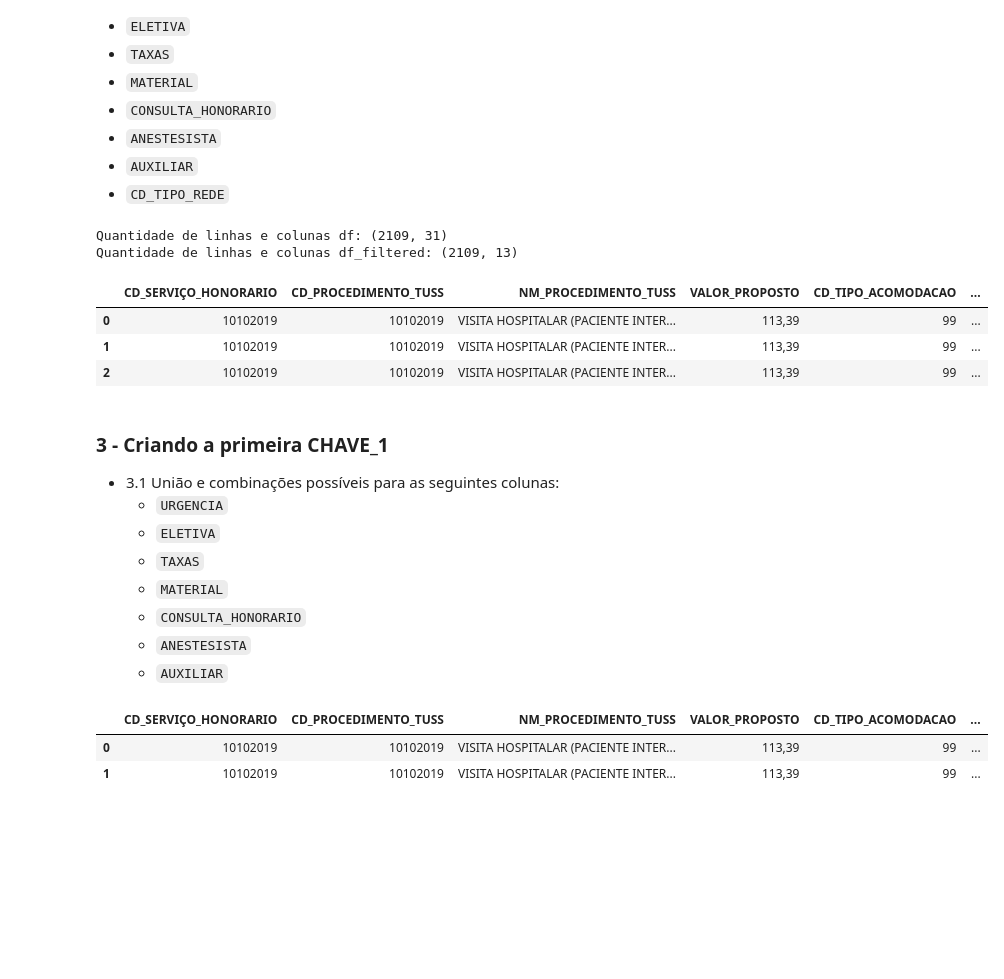
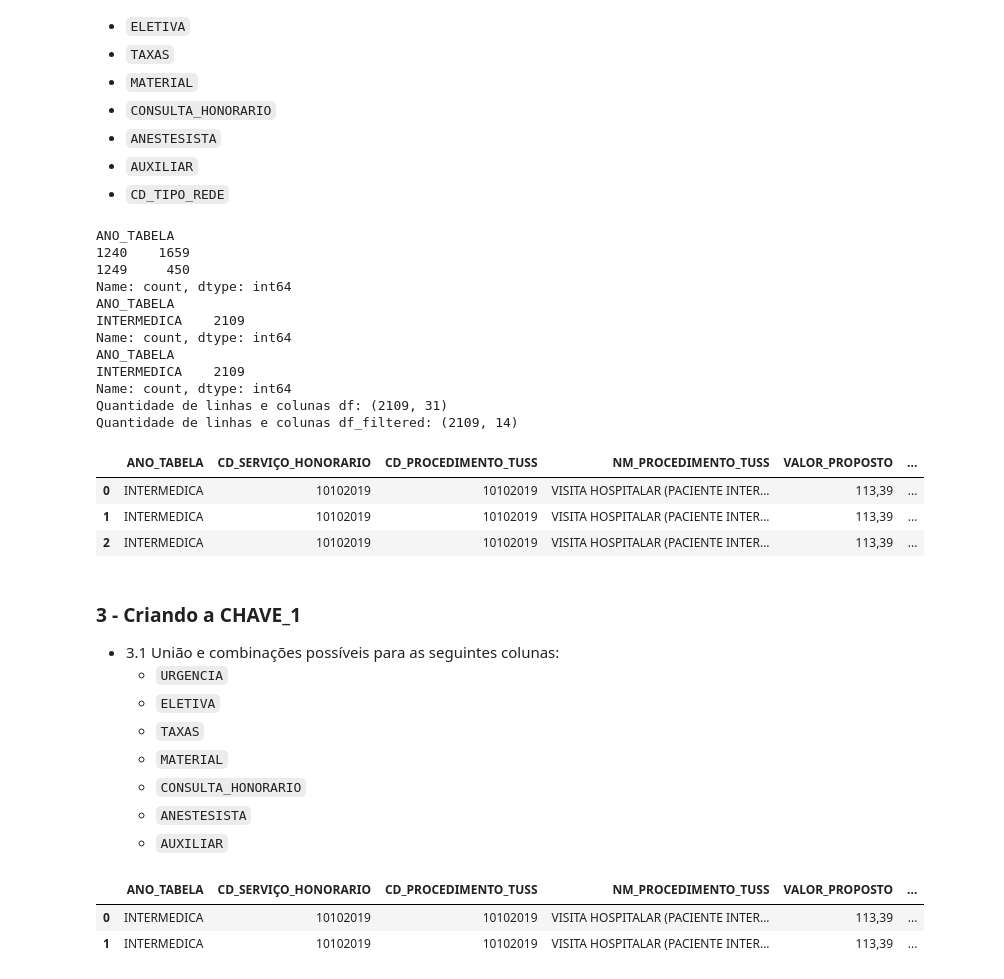
Before and after one commit to Jefferson170713/Project_HapDoc, a Jupyter notebook: script_teste.ipynb, the cells around one changed output. Drawn from its saved outputs; the diff is of its cells as text; code cells hidden in the pictures; blank space fills up the shorter version.

```diff
--- a/script_teste.ipynb
+++ b/script_teste.ipynb
@@ -35,0 +65,14 @@ Colunas:
+# %%
+# importando as bibliotecas necessárias
+import pandas as pd
+
+
+# lendo o arquivo
+df_sigo = pd.read_csv(r'./de_para_sigo.csv', sep=';', encoding='latin1', low_memory=False)
+# mostrando a quantidade de linhas e colunas
+print(f'Quantidade de linhas e colunas: {df_sigo.shape}')
+#df_sigo = df_sigo.rename(columns={'COD TABELA PARA - SIGO': 'ANO_TABELA', 'NOME TABELA PARA - SIGO': 'DESCRICAO_SIGO'}, inplace=True)
+# Mostrando as colunas
+print(f'Colunas: \n {df_sigo.columns}')
+# Mostrando as primeiras linhas
+df_sigo.head(3)
@@ -51,32 +102,53 @@ Colunas:
 # %%
 # Selecionando as colunas que serão utilizadas
 columns_selects = [
-   'CD_SERVIÇO_HONORARIO', 'CD_PROCEDIMENTO_TUSS', 'NM_PROCEDIMENTO_TUSS', 'VALOR_PROPOSTO',
-   'CD_TIPO_ACOMODACAO', 'URGENCIA', 'ELETIVA', 'TAXAS', 'MATERIAL', 'CONSULTA_HONORARIO',
-   'ANESTESISTA', 'AUXILIAR', 'CD_TIPO_REDE',
+   'ANO_TABELA','CD_SERVIÇO_HONORARIO', 'CD_PROCEDIMENTO_TUSS', 'NM_PROCEDIMENTO_TUSS',
+   'VALOR_PROPOSTO','CD_TIPO_ACOMODACAO', 'URGENCIA', 'ELETIVA', 'TAXAS', 'MATERIAL',
+   'CONSULTA_HONORARIO','ANESTESISTA', 'AUXILIAR', 'CD_TIPO_REDE',
 ]
 # filtrando as colunas
 df_filtered = df[columns_selects].copy()
+print(df_filtered['ANO_TABELA'].value_counts())
+# puxando as informações com np.where do df_sigo que são iguais ao df_filtered
+# Criando um dicionário de mapeamento a partir de df_sigo
+map_dict = dict(zip(df_sigo['ANO_TABELA'], df_sigo['DESCRICAO']))
 
+# Substituindo os valores em df_filtered['ANO_TABELA'] com base no dicionário
+df_filtered['ANO_TABELA'] = df_filtered['ANO_TABELA'].map(map_dict).fillna(df_filtered['ANO_TABELA'])
+
+# Mostrando as primeiras linhas para verificar
+print(df_filtered['ANO_TABELA'].value_counts())
+df_filtered.head(3)
+print(df_filtered['ANO_TABELA'].value_counts())
 # removendo as duplicatas
 df_filtered.drop_duplicates(inplace=True)
 # resetando o index
 df_filtered.reset_index(drop=True, inplace=True)
 # Mostrando a quantidade de linhas e colunas
 print(f'Quantidade de linhas e colunas df: {df.shape}')
 print(f'Quantidade de linhas e colunas df_filtered: {df_filtered.shape}')
 
 # Mostrando as primeiras linhas
 df_filtered.head(3)
 # %% [output]
+ANO_TABELA
+1240    1659
+1249     450
+Name: count, dtype: int64
+ANO_TABELA
+INTERMEDICA    2109
+Name: count, dtype: int64
+ANO_TABELA
+INTERMEDICA    2109
+Name: count, dtype: int64
 Quantidade de linhas e colunas df: (2109, 31)
-Quantidade de linhas e colunas df_filtered: (2109, 13)
+Quantidade de linhas e colunas df_filtered: (2109, 14)
-|  | CD_SERVIÇO_HONORARIO | CD_PROCEDIMENTO_TUSS | NM_PROCEDIMENTO_TUSS | VALOR_PROPOSTO | CD_TIPO_ACOMODACAO | ... |
-| 0 | 10102019 | 10102019 | VISITA HOSPITALAR (PACIENTE INTER... | 113,39 | 99 | ... |
-| 1 | 10102019 | 10102019 | VISITA HOSPITALAR (PACIENTE INTER... | 113,39 | 99 | ... |
-| 2 | 10102019 | 10102019 | VISITA HOSPITALAR (PACIENTE INTER... | 113,39 | 99 | ... |
+|  | ANO_TABELA | CD_SERVIÇO_HONORARIO | CD_PROCEDIMENTO_TUSS | NM_PROCEDIMENTO_TUSS | VALOR_PROPOSTO | ... |
+| 0 | INTERMEDICA | 10102019 | 10102019 | VISITA HOSPITALAR (PACIENTE INTER... | 113,39 | ... |
+| 1 | INTERMEDICA | 10102019 | 10102019 | VISITA HOSPITALAR (PACIENTE INTER... | 113,39 | ... |
+| 2 | INTERMEDICA | 10102019 | 10102019 | VISITA HOSPITALAR (PACIENTE INTER... | 113,39 | ... |
 # %% [markdown]
-### 3 - Criando a primeira CHAVE_1
+### 3 - Criando a CHAVE_1
    - 3.1 União e combinações possíveis para as seguintes colunas:
       - `URGENCIA`
       - `ELETIVA`
@@ -87,14 +159,14 @@ Quantidade de linhas e colunas df_filtered: (2109, 13)
       - `AUXILIAR`
 # %%
 # Criando a coluna CHAVE_1 concatenando as colunas especificadas
-columns = 'URG_ELE_TAX_MAT_CON_ANE_AUX'
+columns = 'URG_ELE_TAX_MAT_CH_ANE_AUX'
 df_filtered['CHAVE_1'] = (
-   df_filtered['URGENCIA'].astype(str) +
-   df_filtered['ELETIVA'].astype(str) +
-   df_filtered['TAXAS'].astype(str) +
-   df_filtered['MATERIAL'].astype(str) +
-   df_filtered['CONSULTA_HONORARIO'].astype(str) +
-   df_filtered['ANESTESISTA'].astype(str) +
+   df_filtered['URGENCIA'].astype(str) + ' ' +
+   df_filtered['ELETIVA'].astype(str) + ' ' +
+   df_filtered['TAXAS'].astype(str) + ' ' +
+   df_filtered['MATERIAL'].astype(str) + ' ' +
+   df_filtered['CONSULTA_HONORARIO'].astype(str) + ' ' +
+   df_filtered['ANESTESISTA'].astype(str) + ' ' +
    df_filtered['AUXILIAR'].astype(str)
 )
 df_filtered.rename(columns={'CHAVE_1': columns}, inplace=True)
@@ -103,9 +175,9 @@ df_filtered.to_csv(r'./ARQUIVOS/columns_filtered.csv', sep=';', encoding='latin1
 # Exibindo as primeiras linhas para verificar
 df_filtered.head(2)
 # %% [output]
-|  | CD_SERVIÇO_HONORARIO | CD_PROCEDIMENTO_TUSS | NM_PROCEDIMENTO_TUSS | VALOR_PROPOSTO | CD_TIPO_ACOMODACAO | ... |
-| 0 | 10102019 | 10102019 | VISITA HOSPITALAR (PACIENTE INTER... | 113,39 | 99 | ... |
-| 1 | 10102019 | 10102019 | VISITA HOSPITALAR (PACIENTE INTER... | 113,39 | 99 | ... |
+|  | ANO_TABELA | CD_SERVIÇO_HONORARIO | CD_PROCEDIMENTO_TUSS | NM_PROCEDIMENTO_TUSS | VALOR_PROPOSTO | ... |
+| 0 | INTERMEDICA | 10102019 | 10102019 | VISITA HOSPITALAR (PACIENTE INTER... | 113,39 | ... |
+| 1 | INTERMEDICA | 10102019 | 10102019 | VISITA HOSPITALAR (PACIENTE INTER... | 113,39 | ... |
 # %%
 print(100*'-')
 print(f'CD_SERVIÇO_HONORARIO: {df_filtered["CD_SERVIÇO_HONORARIO"].nunique()}')
```
Also changed, not shown: parts of 15 cells of this notebook, 3 other files.
